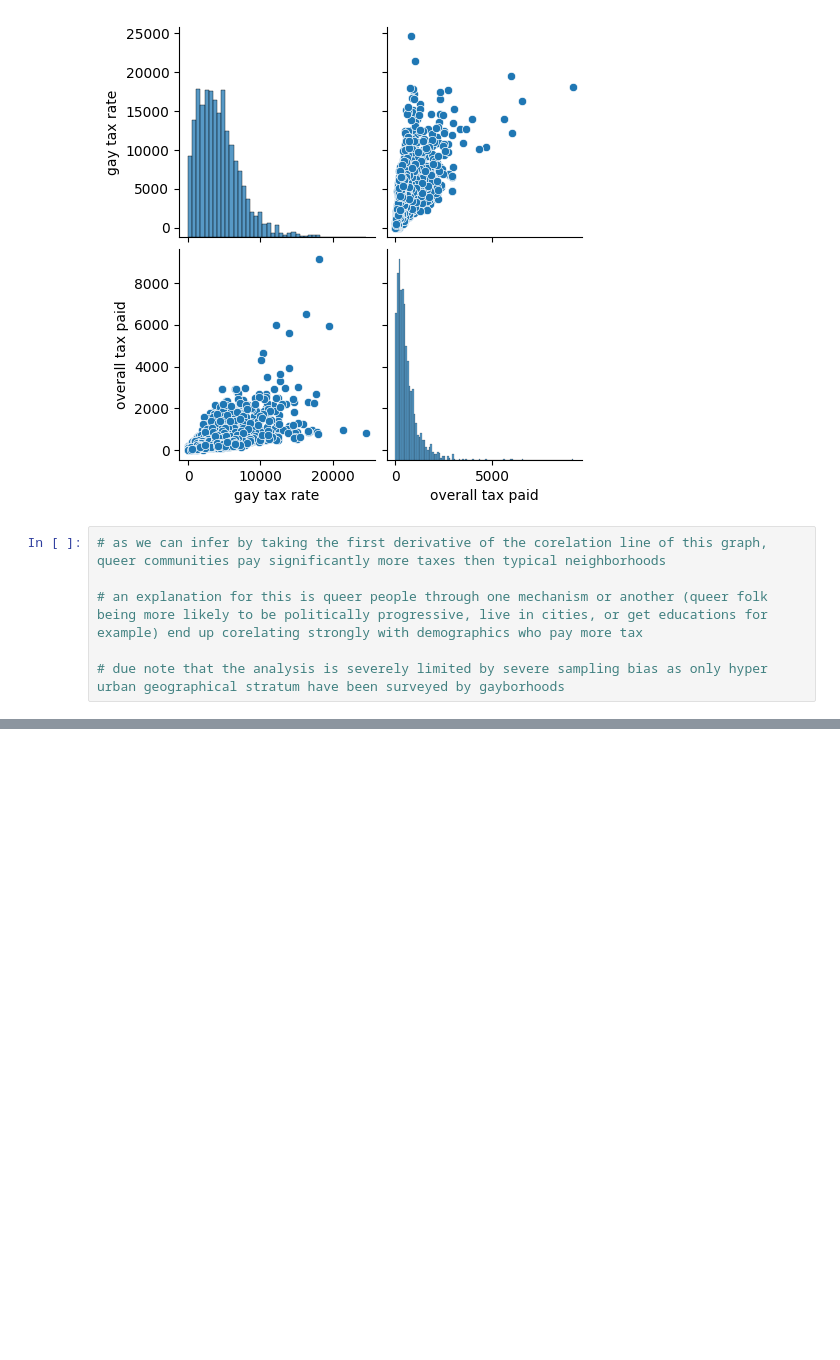
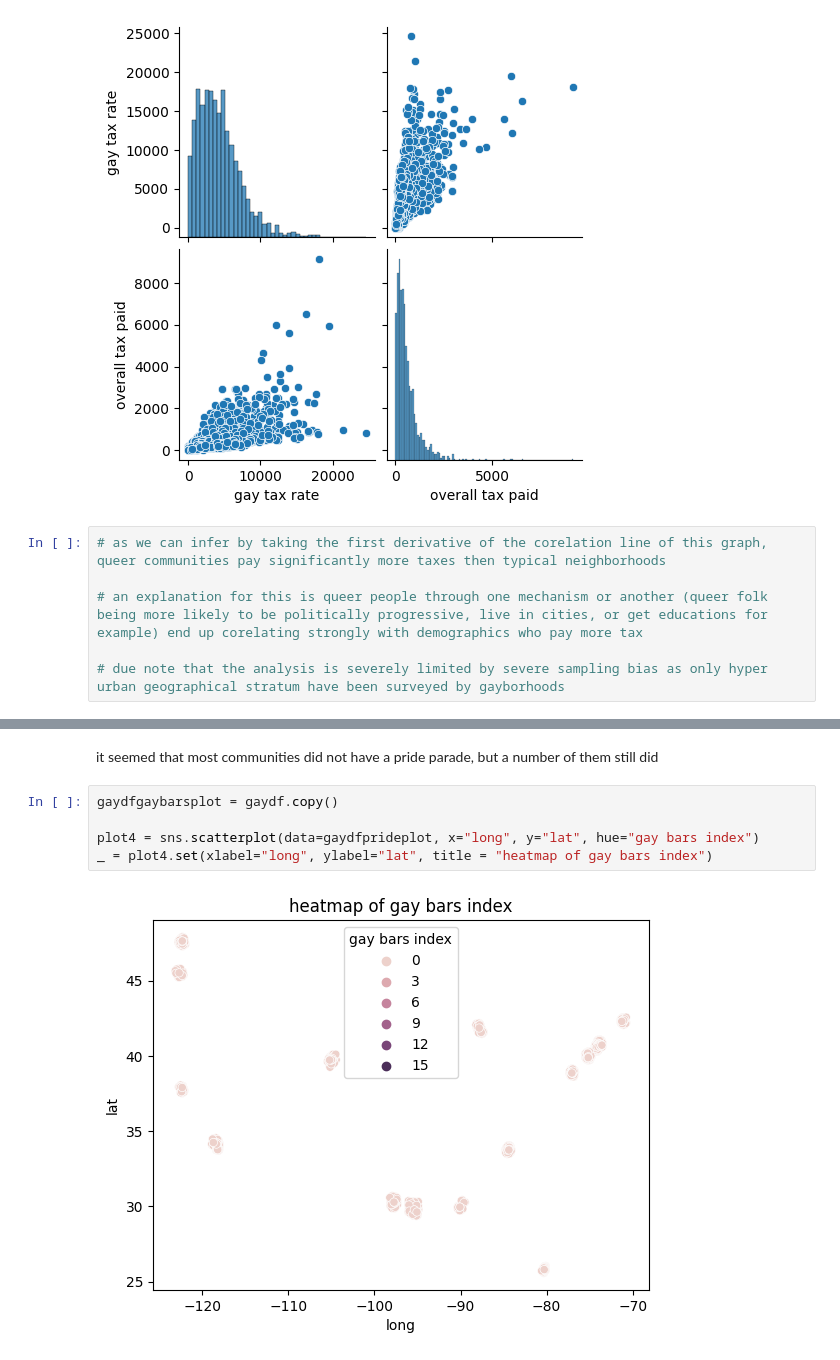
Before and after one commit to ubco-W2022T2-data301/project-group-group-44, a Jupyter notebook: analysis/analysis2.ipynb, the cells around one changed output, grey strips where cells are left out. Saved outputs shown, nothing was run; the diff lists cells and outputs as text; blank space fills up the shorter version.

```diff
--- a/analysis/analysis2.ipynb
+++ b/analysis/analysis2.ipynb
@@ -275,0 +355,9 @@ sns.pairplot(gaydflight)
+# %% [markdown]
+it seemed that most communities did not have a pride parade, but a number of them still did
+# %%
+gaydfgaybarsplot = gaydf.copy()
+
+plot4 = sns.scatterplot(data=gaydfprideplot, x="long", y="lat", hue="gay bars index")
+_ = plot4.set(xlabel="long", ylabel="lat", title = "heatmap of gay bars index")
+# %% [output]
+[figure, added]
```
Also changed, not shown: parts of 16 cells of this notebook, 1 other file.
